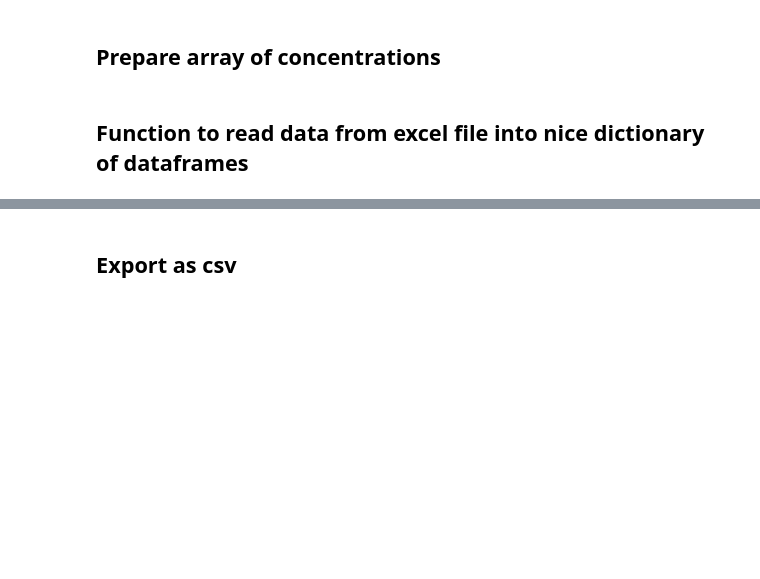
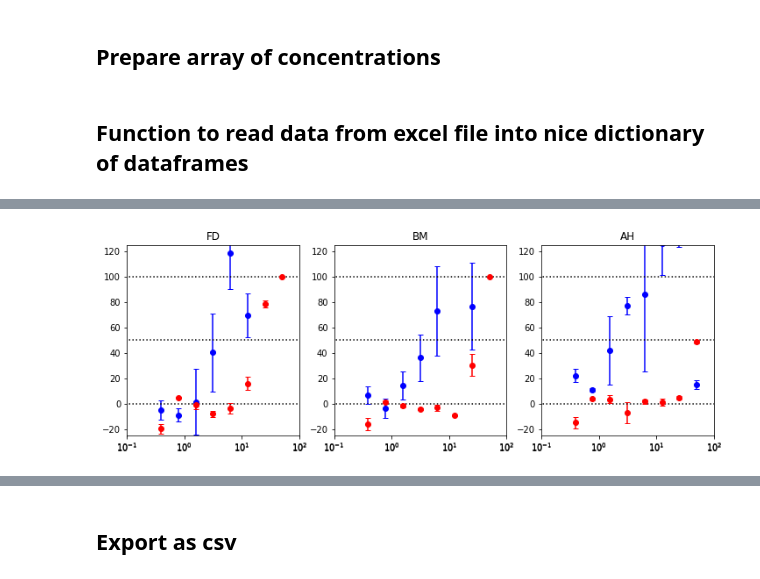
Before and after one commit to superresolusian/plate_auto_analysis, a Jupyter notebook: Convert_data_to_dict.ipynb, the cells around one changed output, grey strips where cells are left out. Cells and saved outputs as stored; diff of their text form; code cells hidden in the pictures; blank space fills up the shorter version.

```diff
--- a/Convert_data_to_dict.ipynb
+++ b/Convert_data_to_dict.ipynb
@@ -10,8 +10,8 @@ import seaborn as sns
 # %% [markdown]
 ## File name and experiment set-up
 # %%
-infected_file = r'data\MOI 0.01 drug screen 2.xlsx'
-uninfected_file = r'data\Uninfected nCoV drug screen 2.xlsx'
+inhib_file = r'data\MOI 0.01 drug screen 2.xlsx'
+tox_file = r'data\Uninfected nCoV drug screen 2.xlsx'
 n_plates = 7
 n_columns = 12
 n_repeats = 3
@@ -172,0 +134,9 @@ def subtract_by_dmso(data_averaged, n_plates, infected=True):
+# %%
+def get_inhibition(drug, cell, vehicle):
+
+    _drug = np.subtract(drug, vehicle)
+    _cell = np.subtract(cell, vehicle)
+
+    inhib = np.divide(_drug, _cell)
+
+    return inhib*100
@@ -172,0 +215,7 @@ def subtract_by_dmso(data_averaged, n_plates, infected=True):
+# %%
+inhib_data = get_dict_from_excel(inhib_file, n_plates, n_columns)
+tox_data = get_dict_from_excel(tox_file, n_plates, n_columns, infected=False)
+
+df_tox, df_inhib = get_tox_and_inhib_for_plate(inhib_data, tox_data, 2, plate_names, n_repeats, concentrations)
+df_tox_av = do_repeat_averaging(df_tox, n_repeats)
+df_inhib_av = do_repeat_averaging(df_inhib, n_repeats)
@@ -172,0 +254,27 @@ def subtract_by_dmso(data_averaged, n_plates, infected=True):
+# %%
+inhib_array = np.asarray(df_inhib_av).T
+tox_array = np.asarray(df_tox_av).T
+
+fig, ax = plt.subplots(1,3, figsize=(12,4))
+
+ax[0].errorbar(concentrations, inhib_array[0], inhib_array[1], color='b', marker='o', capsize=3, label='inhibition', linestyle='')
+ax[0].errorbar(concentrations, tox_array[0], tox_array[1], color='r', marker='o', capsize=3, label='toxicity', linestyle='')
+ax[0].set_title('FD')
+
+ax[1].errorbar(concentrations, inhib_array[2], inhib_array[3], color='b', marker='o', capsize=3, label='inhibition', linestyle='')
+ax[1].errorbar(concentrations, tox_array[2], tox_array[3], color='r', marker='o', capsize=3, label='toxicity', linestyle='')
+ax[1].set_title('BM')
+
+ax[2].errorbar(concentrations, inhib_array[4], inhib_array[5], color='b', marker='o', capsize=3, label='inhibition', linestyle='')
+ax[2].errorbar(concentrations, tox_array[4], tox_array[5], color='r', marker='o', capsize=3, label='toxicity', linestyle='')
+ax[2].set_title('AH')
+
+
+for i in range(3):
+    ax[i].set_xscale('log')
+    ax[i].set_xticks([0.1, 1, 10, 100], [0.1, 1, 10, 100])
+    ax[i].set_ylim([-25, 125])
+    ax[i].set_xlim([0.1, 100])
+    ax[i].hlines([0, 50, 100], -25, 125, linestyle=':')
+# %% [output]
+[figure, added]
```
Also changed, not shown: parts of 29 cells of this notebook.
